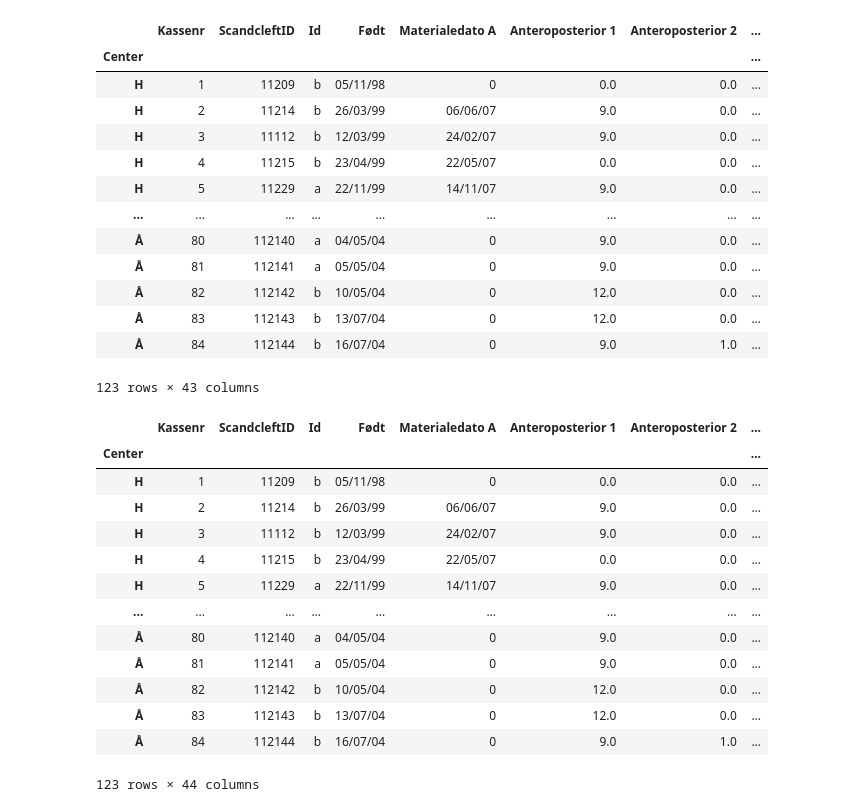
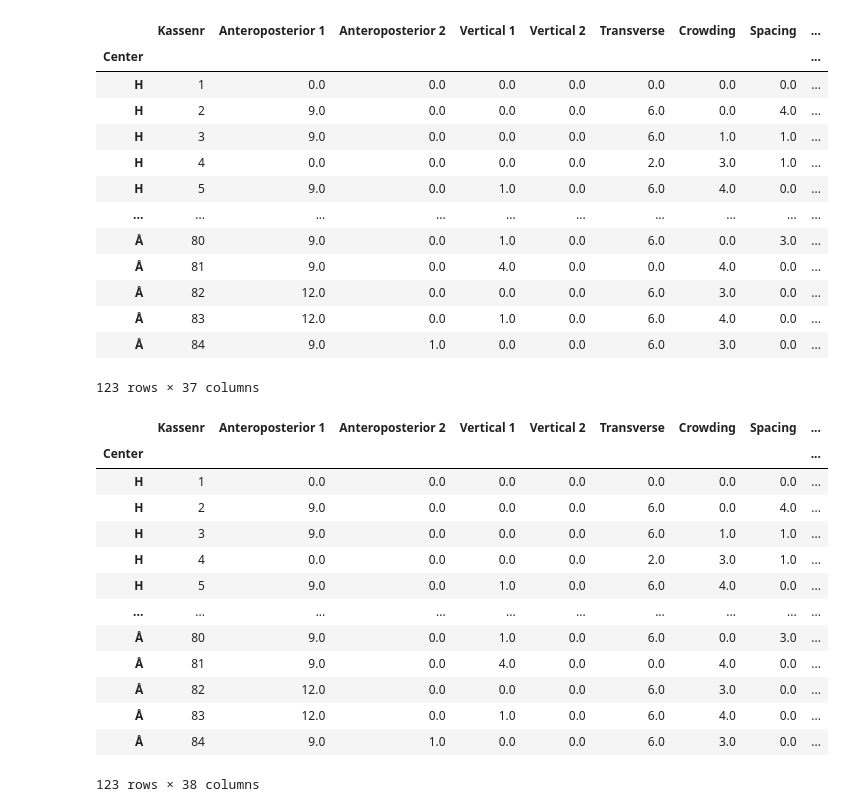
Before and after one commit to Christofferfuglkjaer/Dataproject, a Jupyter notebook: data.ipynb, the cells around one changed output. Saved outputs shown, nothing was run; the diff lists cells and outputs as text; code cells hidden in the pictures.

```diff
--- a/data.ipynb
+++ b/data.ipynb
@@ -7,22 +14,29 @@ import matplotlib.pyplot as plt
 # %%
 df = pd.read_csv('Data for python.csv', sep=';', header=1, index_col=0, decimal=',')
 df = df.fillna(0)
+df = df.drop(columns=['Id'])
+df = df.drop(columns=['ScandcleftID'])
+df = df.drop(columns=['Født'])
+df = df.drop(columns=['Materialedato A'])
+df = df.drop(columns=['Materialedato B'])
+df = df.drop(columns=['Materialedato C'])
+
 df
 # %% [output]
-|  | Kassenr | ScandcleftID | Id | Født | Materialedato A | Anteroposterior 1 | Anteroposterior 2 | ... |
-| Center |  |  |  |  |  |  |  | ... |
-| H | 1 | 11209 | b | 05/11/98 | 0 | 0.0 | 0.0 | ... |
-| H | 2 | 11214 | b | 26/03/99 | 06/06/07 | 9.0 | 0.0 | ... |
-| H | 3 | 11112 | b | 12/03/99 | 24/02/07 | 9.0 | 0.0 | ... |
-| H | 4 | 11215 | b | 23/04/99 | 22/05/07 | 0.0 | 0.0 | ... |
-| H | 5 | 11229 | a | 22/11/99 | 14/11/07 | 9.0 | 0.0 | ... |
-| ... | ... | ... | ... | ... | ... | ... | ... | ... |
-| Å | 80 | 112140 | a | 04/05/04 | 0 | 9.0 | 0.0 | ... |
-| Å | 81 | 112141 | a | 05/05/04 | 0 | 9.0 | 0.0 | ... |
-| Å | 82 | 112142 | b | 10/05/04 | 0 | 12.0 | 0.0 | ... |
-| Å | 83 | 112143 | b | 13/07/04 | 0 | 12.0 | 0.0 | ... |
-| Å | 84 | 112144 | b | 16/07/04 | 0 | 9.0 | 1.0 | ... |
+|  | Kassenr | Anteroposterior 1 | Anteroposterior 2 | Vertical 1 | Vertical 2 | Transverse | Crowding | Spacing | ... |
+| Center |  |  |  |  |  |  |  |  | ... |
+| H | 1 | 0.0 | 0.0 | 0.0 | 0.0 | 0.0 | 0.0 | 0.0 | ... |
+| H | 2 | 9.0 | 0.0 | 0.0 | 0.0 | 6.0 | 0.0 | 4.0 | ... |
+| H | 3 | 9.0 | 0.0 | 0.0 | 0.0 | 6.0 | 1.0 | 1.0 | ... |
+| H | 4 | 0.0 | 0.0 | 0.0 | 0.0 | 2.0 | 3.0 | 1.0 | ... |
+| H | 5 | 9.0 | 0.0 | 1.0 | 0.0 | 6.0 | 4.0 | 0.0 | ... |
+| ... | ... | ... | ... | ... | ... | ... | ... | ... | ... |
+| Å | 80 | 9.0 | 0.0 | 1.0 | 0.0 | 6.0 | 0.0 | 3.0 | ... |
+| Å | 81 | 9.0 | 0.0 | 4.0 | 0.0 | 0.0 | 4.0 | 0.0 | ... |
+| Å | 82 | 12.0 | 0.0 | 0.0 | 0.0 | 6.0 | 3.0 | 0.0 | ... |
+| Å | 83 | 12.0 | 0.0 | 1.0 | 0.0 | 6.0 | 4.0 | 0.0 | ... |
+| Å | 84 | 9.0 | 1.0 | 0.0 | 0.0 | 6.0 | 3.0 | 0.0 | ... |
-123 rows × 43 columns
+123 rows × 37 columns
 # %%
 def pin_update(row):
     if row["Total Row Score C"] <= 5:
@@ -30,21 +44,21 @@ def pin_update(row):
     else:
         return 0
 # %%
-Row_Score_Bin = df.apply(pin_update, axis=1)
-df['Row_Score_Bin '] = Row_Score_Bin
+Output = df.apply(pin_update, axis=1)
+df['Output'] = Output
 df
 # %% [output]
-|  | Kassenr | ScandcleftID | Id | Født | Materialedato A | Anteroposterior 1 | Anteroposterior 2 | ... |
-| Center |  |  |  |  |  |  |  | ... |
-| H | 1 | 11209 | b | 05/11/98 | 0 | 0.0 | 0.0 | ... |
-| H | 2 | 11214 | b | 26/03/99 | 06/06/07 | 9.0 | 0.0 | ... |
-| H | 3 | 11112 | b | 12/03/99 | 24/02/07 | 9.0 | 0.0 | ... |
-| H | 4 | 11215 | b | 23/04/99 | 22/05/07 | 0.0 | 0.0 | ... |
-| H | 5 | 11229 | a | 22/11/99 | 14/11/07 | 9.0 | 0.0 | ... |
-| ... | ... | ... | ... | ... | ... | ... | ... | ... |
-| Å | 80 | 112140 | a | 04/05/04 | 0 | 9.0 | 0.0 | ... |
-| Å | 81 | 112141 | a | 05/05/04 | 0 | 9.0 | 0.0 | ... |
-| Å | 82 | 112142 | b | 10/05/04 | 0 | 12.0 | 0.0 | ... |
-| Å | 83 | 112143 | b | 13/07/04 | 0 | 12.0 | 0.0 | ... |
-| Å | 84 | 112144 | b | 16/07/04 | 0 | 9.0 | 1.0 | ... |
+|  | Kassenr | Anteroposterior 1 | Anteroposterior 2 | Vertical 1 | Vertical 2 | Transverse | Crowding | Spacing | ... |
+| Center |  |  |  |  |  |  |  |  | ... |
+| H | 1 | 0.0 | 0.0 | 0.0 | 0.0 | 0.0 | 0.0 | 0.0 | ... |
+| H | 2 | 9.0 | 0.0 | 0.0 | 0.0 | 6.0 | 0.0 | 4.0 | ... |
+| H | 3 | 9.0 | 0.0 | 0.0 | 0.0 | 6.0 | 1.0 | 1.0 | ... |
+| H | 4 | 0.0 | 0.0 | 0.0 | 0.0 | 2.0 | 3.0 | 1.0 | ... |
+| H | 5 | 9.0 | 0.0 | 1.0 | 0.0 | 6.0 | 4.0 | 0.0 | ... |
+| ... | ... | ... | ... | ... | ... | ... | ... | ... | ... |
+| Å | 80 | 9.0 | 0.0 | 1.0 | 0.0 | 6.0 | 0.0 | 3.0 | ... |
+| Å | 81 | 9.0 | 0.0 | 4.0 | 0.0 | 0.0 | 4.0 | 0.0 | ... |
+| Å | 82 | 12.0 | 0.0 | 0.0 | 0.0 | 6.0 | 3.0 | 0.0 | ... |
+| Å | 83 | 12.0 | 0.0 | 1.0 | 0.0 | 6.0 | 4.0 | 0.0 | ... |
+| Å | 84 | 9.0 | 1.0 | 0.0 | 0.0 | 6.0 | 3.0 | 0.0 | ... |
-123 rows × 44 columns
+123 rows × 38 columns
```
Also changed, not shown: parts of 23 cells of this notebook.
